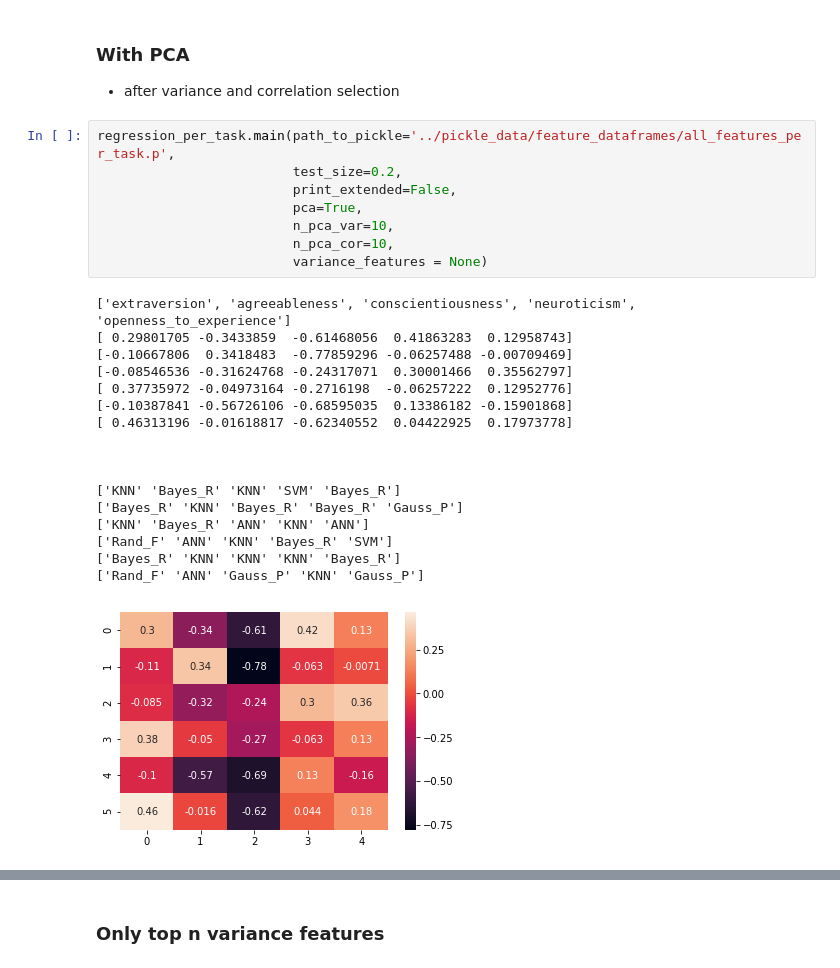
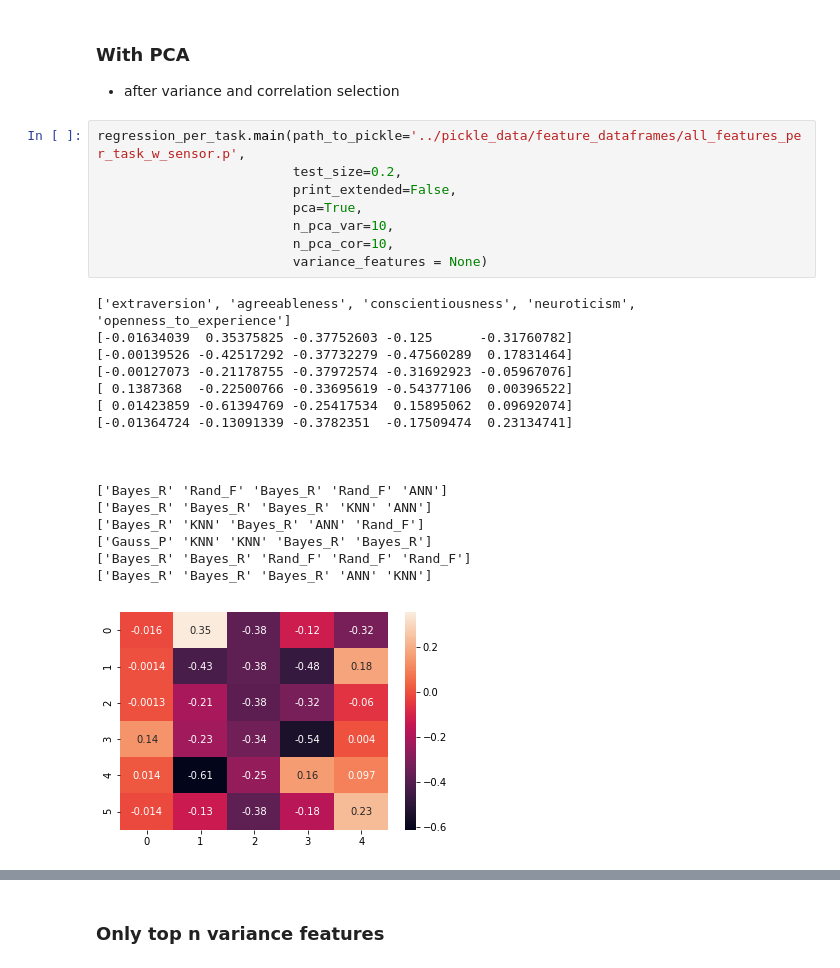
Before and after one commit to stallmo/mrp_5, a Jupyter notebook: notebooks/FeatureSelection.ipynb, the cells around one changed output, grey strips where cells are left out. Saved outputs shown, nothing was run; the diff lists cells and outputs as text.

Commit message:
includes sensor features

```diff
--- a/notebooks/FeatureSelection.ipynb
+++ b/notebooks/FeatureSelection.ipynb
@@ -34,29 +34,29 @@ regression_per_task.main(path_to_pickle='../pickle_data/feature_dataframes/all_f
 ### With PCA
 * after variance and correlation selection
 # %%
-regression_per_task.main(path_to_pickle='../pickle_data/feature_dataframes/all_features_per_task.p',
+regression_per_task.main(path_to_pickle='../pickle_data/feature_dataframes/all_features_per_task_w_sensor.p',
                          test_size=0.2,
                          print_extended=False,
                          pca=True,
                          n_pca_var=10,
                          n_pca_cor=10,
                          variance_features = None)
 # %% [output]
 ['extraversion', 'agreeableness', 'conscientiousness', 'neuroticism', 'openness_to_experience']
-[ 0.29801705 -0.3433859  -0.61468056  0.41863283  0.12958743]
-[-0.10667806  0.3418483  -0.77859296 -0.06257488 -0.00709469]
-[-0.08546536 -0.31624768 -0.24317071  0.30001466  0.35562797]
-[ 0.37735972 -0.04973164 -0.2716198  -0.06257222  0.12952776]
-[-0.10387841 -0.56726106 -0.68595035  0.13386182 -0.15901868]
-[ 0.46313196 -0.01618817 -0.62340552  0.04422925  0.17973778]
+[-0.01634039  0.35375825 -0.37752603 -0.125      -0.31760782]
+[-0.00139526 -0.42517292 -0.37732279 -0.47560289  0.17831464]
+[-0.00127073 -0.21178755 -0.37972574 -0.31692923 -0.05967076]
+[ 0.1387368  -0.22500766 -0.33695619 -0.54377106  0.00396522]
+[ 0.01423859 -0.61394769 -0.25417534  0.15895062  0.09692074]
+[-0.01364724 -0.13091339 -0.3782351  -0.17509474  0.23134741]
 
 
 
-['KNN' 'Bayes_R' 'KNN' 'SVM' 'Bayes_R']
-['Bayes_R' 'KNN' 'Bayes_R' 'Bayes_R' 'Gauss_P']
-['KNN' 'Bayes_R' 'ANN' 'KNN' 'ANN']
-['Rand_F' 'ANN' 'KNN' 'Bayes_R' 'SVM']
-['Bayes_R' 'KNN' 'KNN' 'KNN' 'Bayes_R']
-['Rand_F' 'ANN' 'Gauss_P' 'KNN' 'Gauss_P']
+['Bayes_R' 'Rand_F' 'Bayes_R' 'Rand_F' 'ANN']
+['Bayes_R' 'Bayes_R' 'Bayes_R' 'KNN' 'ANN']
+['Bayes_R' 'KNN' 'Bayes_R' 'ANN' 'Rand_F']
+['Gauss_P' 'KNN' 'KNN' 'Bayes_R' 'Bayes_R']
+['Bayes_R' 'Bayes_R' 'Rand_F' 'Rand_F' 'Rand_F']
+['Bayes_R' 'Bayes_R' 'Bayes_R' 'ANN' 'KNN']
-[figure, old version]
+[figure, new version]
 # %%
```
Also changed, not shown: parts of 13 cells of this notebook, 2 other files.
